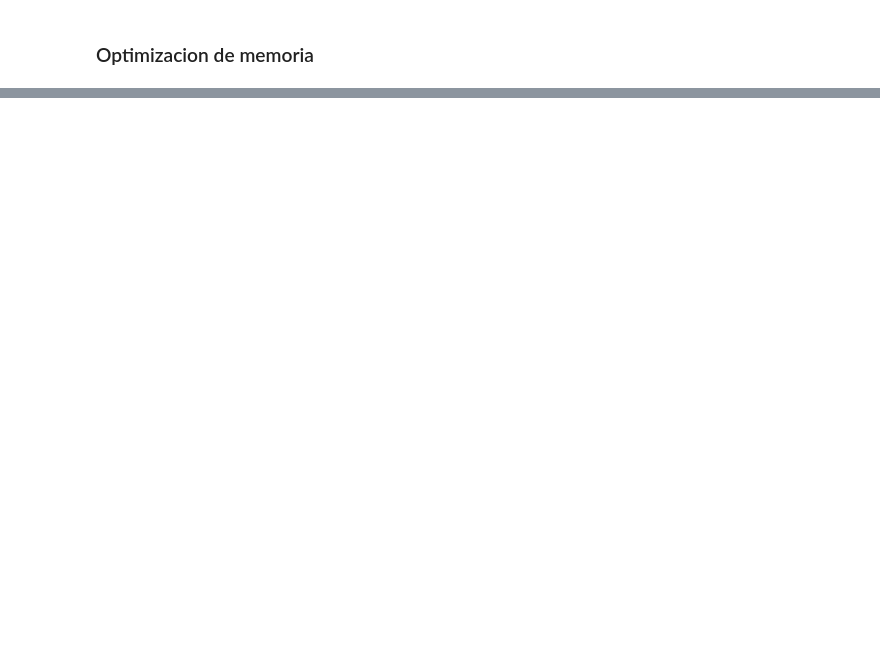
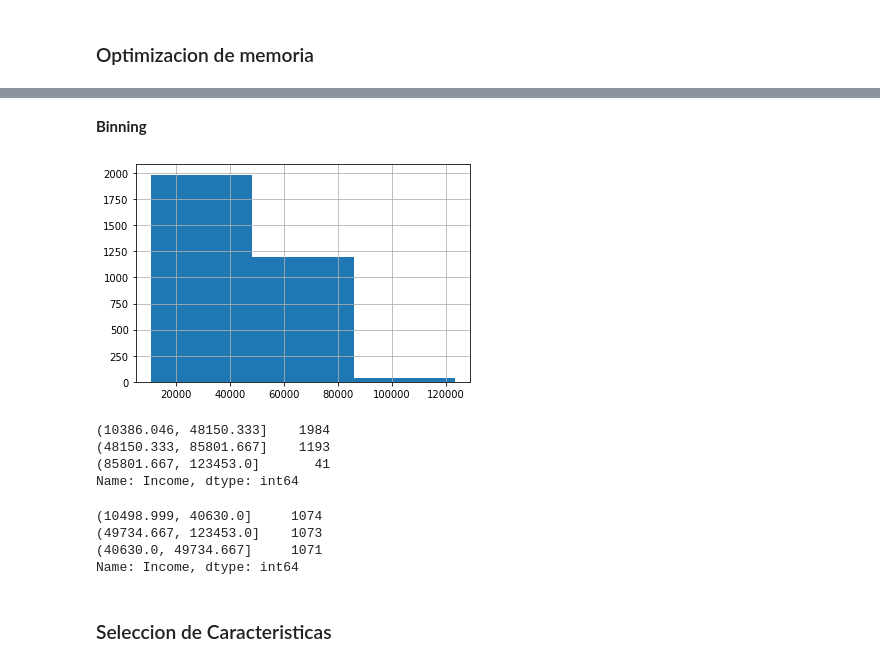
Before and after one commit to Ironhack-Data-Madrid-Abril-2021/Material_Clase, a Jupyter notebook: semana_6/1.1 - Intro Machine Learning.ipynb, the cells around one changed output, grey strips where cells are left out. Drawn from its saved outputs; the diff is of its cells as text; code cells hidden in the pictures; blank space fills up the shorter version.

```diff
--- a/semana_6/1.1 - Intro Machine Learning.ipynb
+++ b/semana_6/1.1 - Intro Machine Learning.ipynb
@@ -247,3 +406,25 @@ import zipfile
+# %% [markdown]
+**Binning**
+# %%
+census.Income.hist(bins=3);
+# %% [output]
+[figure, added]
+# %%
+pd.cut(census.Income, 3).value_counts() # corta por rango numerico
+# %% [output]
+(10386.046, 48150.333]    1984
+(48150.333, 85801.667]    1193
+(85801.667, 123453.0]       41
+Name: Income, dtype: int64
+# %%
+pd.qcut(census.Income, [0, 1/3, 2/3, 1]).value_counts()  # corta por la posicion de los elementos
+# %% [output]
+(10498.999, 40630.0]     1074
+(49734.667, 123453.0]    1073
+(40630.0, 49734.667]     1071
+Name: Income, dtype: int64
+# %% [markdown]
+### Seleccion de Caracteristicas
 # %%
 from sklearn.feature_selection import RFE
 
```
Also changed, not shown: parts of 41 cells of this notebook.
